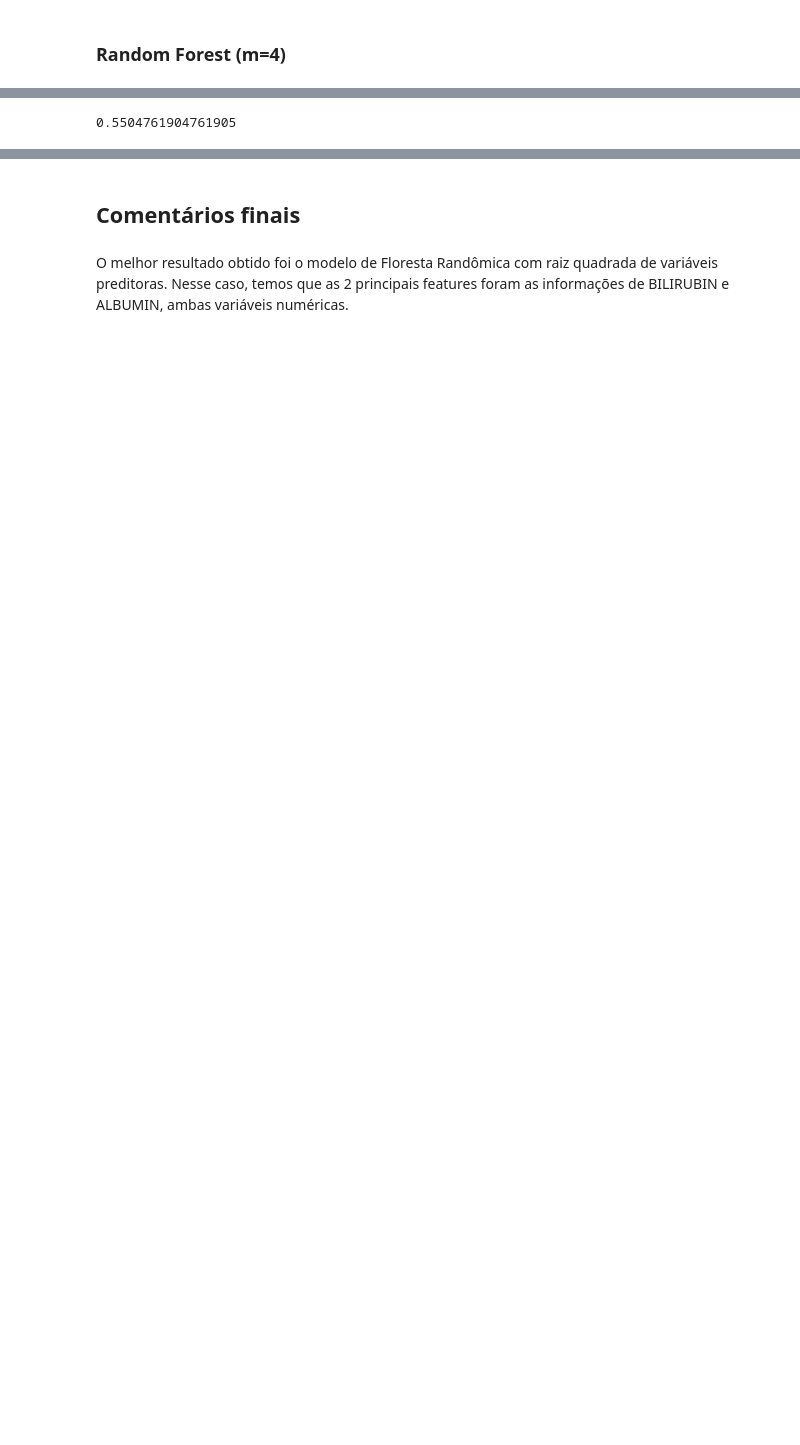
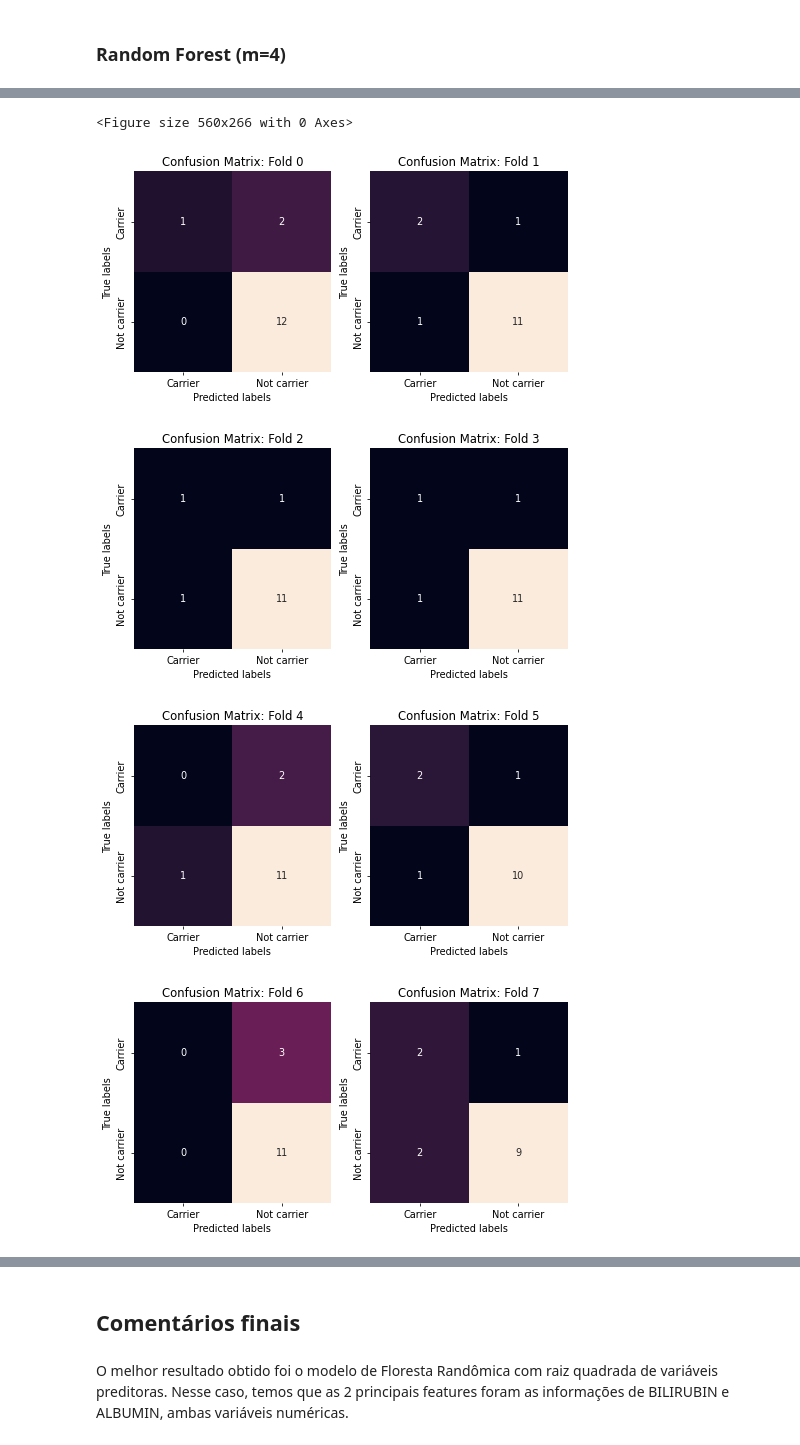
Before and after one commit to ciriatico/FSI-P1-UnB, a Jupyter notebook: proj1-fsi-2022_1-202033202.ipynb, the cells around one changed output, grey strips where cells are left out. Saved outputs shown, nothing was run; the diff lists cells and outputs as text; code cells hidden in the pictures; blank space fills up the shorter version.

```diff
--- a/proj1-fsi-2022_1-202033202.ipynb
+++ b/proj1-fsi-2022_1-202033202.ipynb
@@ -293,4 +293,8 @@ plt.show()
-# %%
-np.mean(f1s_forest_4)
-# %% [output]
-0.5504761904761905
+# %%
+plot_confusion_matrixes(cms_forest_4, len(cms_forest_4))
+# %% [output]
+<Figure size 560x266 with 0 Axes>
+[figure, added]
+[figure, added]
+[figure, added]
+[figure, added]
```
Also changed, not shown: parts of 14 cells of this notebook.
